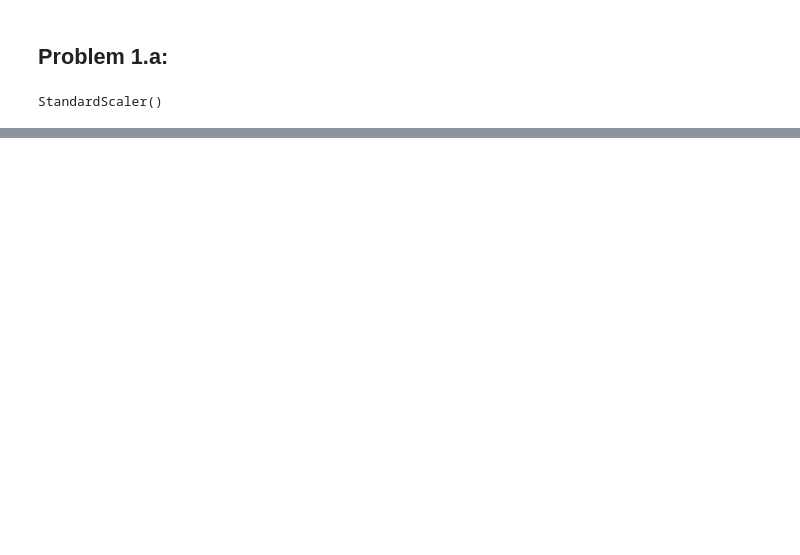
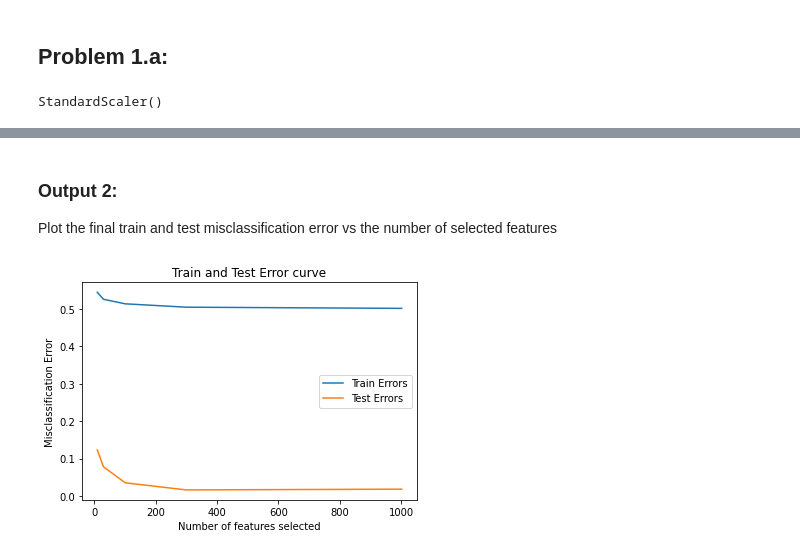
Before and after one commit to alexrojas561/STA5635_Applied_Machine_Learning, a Jupyter notebook: Hw_4/Rojas_5635_hw4.ipynb, the cells around one changed output, grey strips where cells are left out. Cells and saved outputs as stored; diff of their text form; code cells hidden in the pictures; blank space fills up the shorter version.

```diff
--- a/Hw_4/Rojas_5635_hw4.ipynb
+++ b/Hw_4/Rojas_5635_hw4.ipynb
@@ -148,0 +210,16 @@ model_a.feature_lambda
+# %% [markdown]
+### Output 2:
+Plot the final train and test misclassification error vs the number of selected features
+# %%
+# Plot the train and test misclassifcation error vs number of selected features
+plt.plot(model_a.num_features, model_a.train_errors_final)
+plt.plot(model_a.num_features, model_a.test_errors_final)
+
+
+plt.title("Train and Test Error curve")
+plt.xlabel("Number of features selected")
+plt.ylabel("Misclassification Error")
+plt.legend(['Train Errors', 'Test Errors'])
+plt.show()
+# %% [output]
+[figure, added]
```
Also changed, not shown: parts of 34 cells of this notebook, 20 other files.
